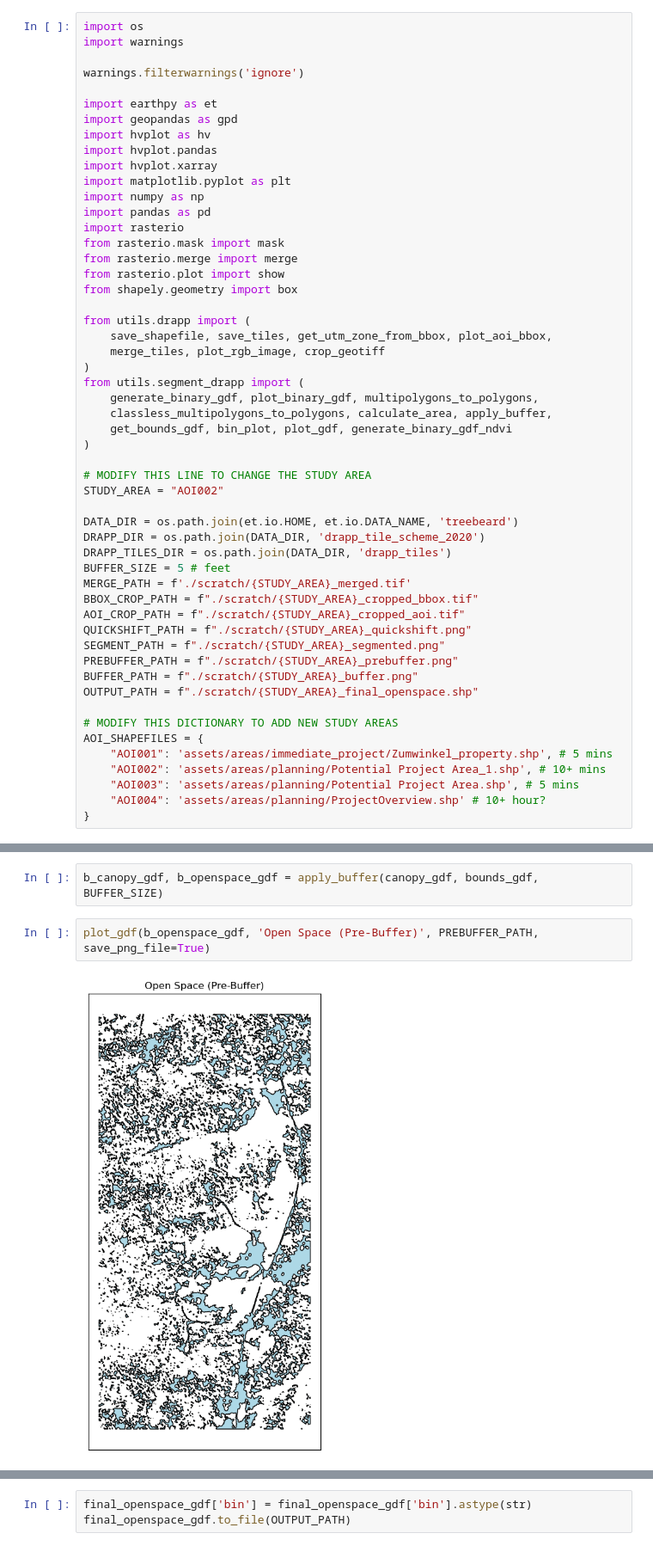
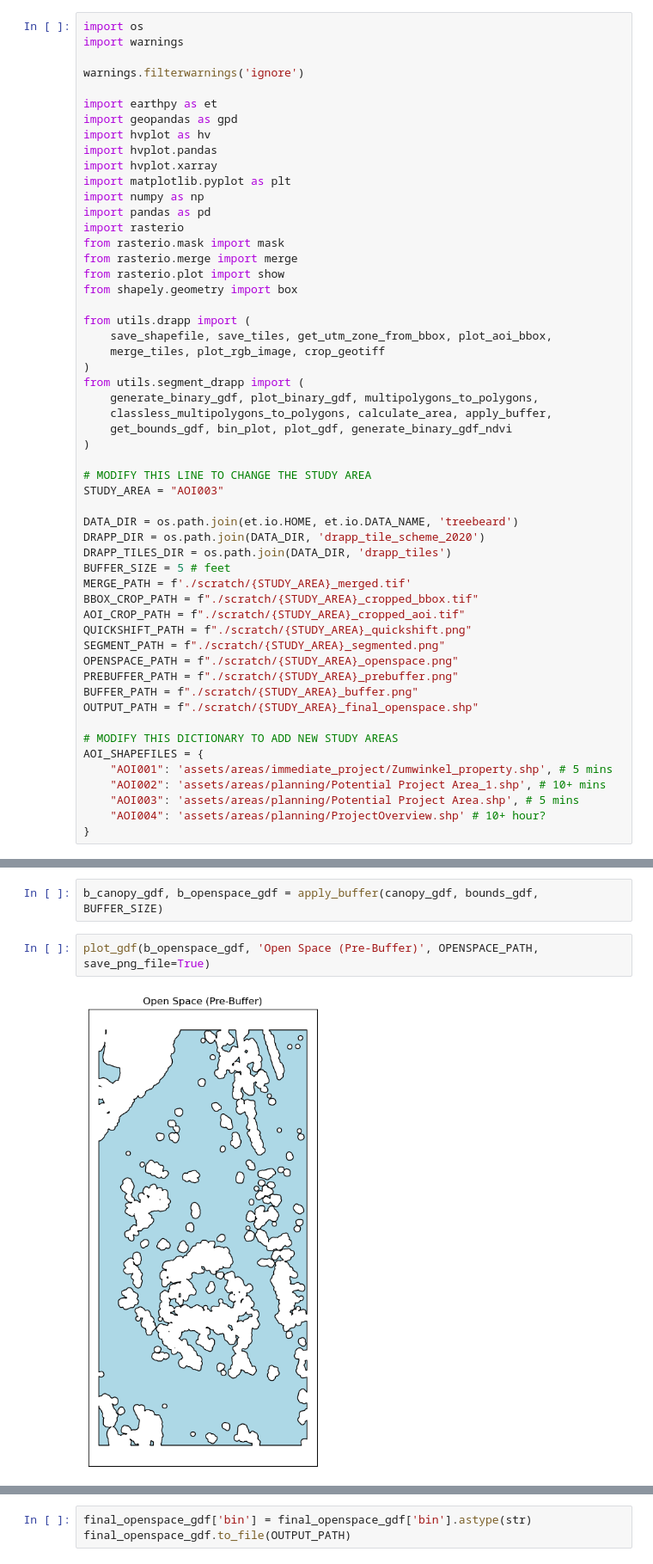
Before and after one commit to earthlab-education/treebeard, a Jupyter notebook: treebeard_v2.ipynb, the cells around one changed output, grey strips where cells are left out. Shown at 86% size. Cells and saved outputs as stored; diff of their text form.

```diff
--- a/treebeard_v2.ipynb
+++ b/treebeard_v2.ipynb
@@ -29,7 +29,7 @@ from utils.segment_drapp import (
 )
 
 # MODIFY THIS LINE TO CHANGE THE STUDY AREA
-STUDY_AREA = "AOI002"
+STUDY_AREA = "AOI003"
 
 DATA_DIR = os.path.join(et.io.HOME, et.io.DATA_NAME, 'treebeard')
 DRAPP_DIR = os.path.join(DATA_DIR, 'drapp_tile_scheme_2020')
@@ -40,6 +40,7 @@ BBOX_CROP_PATH = f"./scratch/{STUDY_AREA}_cropped_bbox.tif"
 AOI_CROP_PATH = f"./scratch/{STUDY_AREA}_cropped_aoi.tif"
 QUICKSHIFT_PATH = f"./scratch/{STUDY_AREA}_quickshift.png"
 SEGMENT_PATH = f"./scratch/{STUDY_AREA}_segmented.png"
+OPENSPACE_PATH = f"./scratch/{STUDY_AREA}_openspace.png"
 PREBUFFER_PATH = f"./scratch/{STUDY_AREA}_prebuffer.png"
 BUFFER_PATH = f"./scratch/{STUDY_AREA}_buffer.png"
 OUTPUT_PATH = f"./scratch/{STUDY_AREA}_final_openspace.shp"
@@ -158,6 +156,6 @@ bounds_gdf = get_bounds_gdf(BBOX_CROP_PATH)
 # %%
 b_canopy_gdf, b_openspace_gdf = apply_buffer(canopy_gdf, bounds_gdf, BUFFER_SIZE)
 # %%
-plot_gdf(b_openspace_gdf, 'Open Space (Pre-Buffer)', PREBUFFER_PATH, save_png_file=True)
+plot_gdf(b_openspace_gdf, 'Open Space (Pre-Buffer)', OPENSPACE_PATH, save_png_file=True)
 # %% [output]
-[figure, old version]
+[figure, new version]
```
Also changed, not shown: parts of 10 cells of this notebook, 1 other file.
